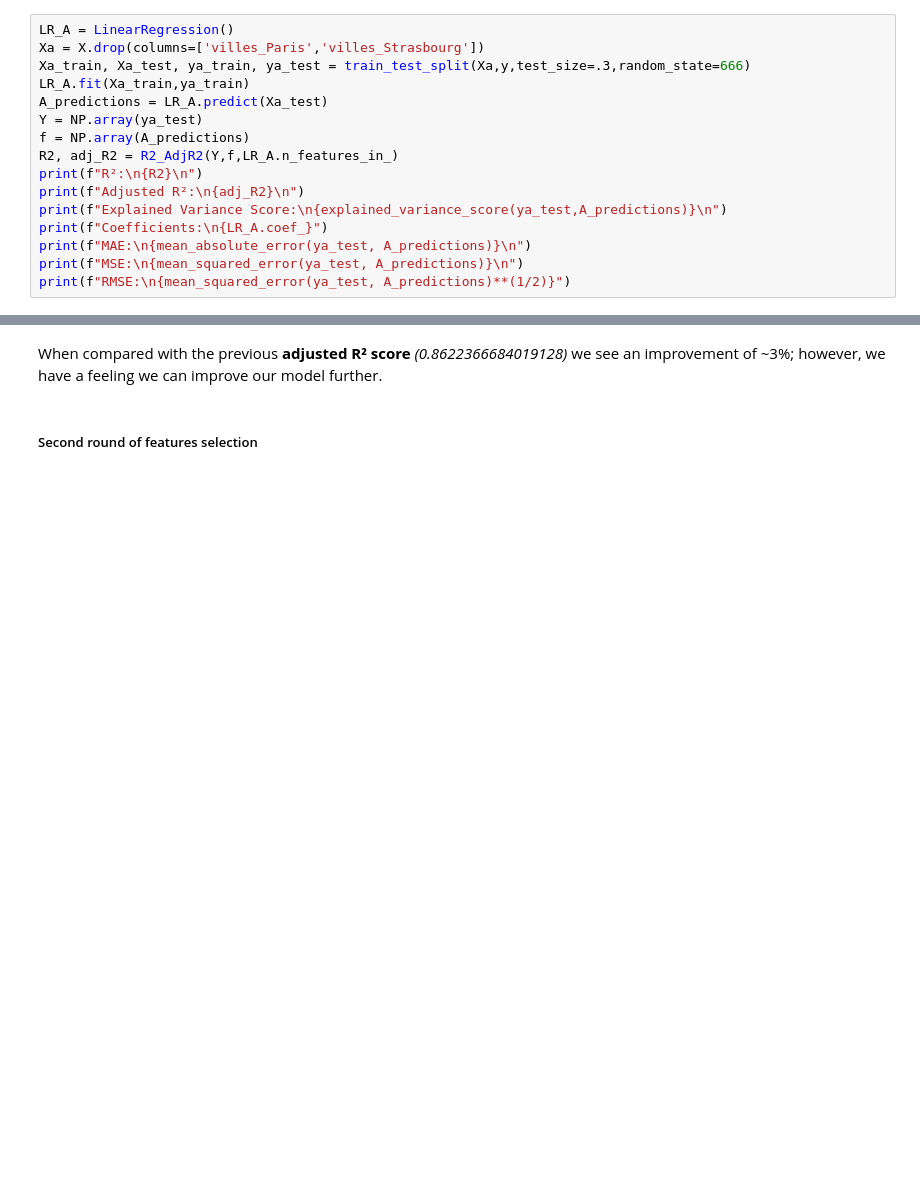
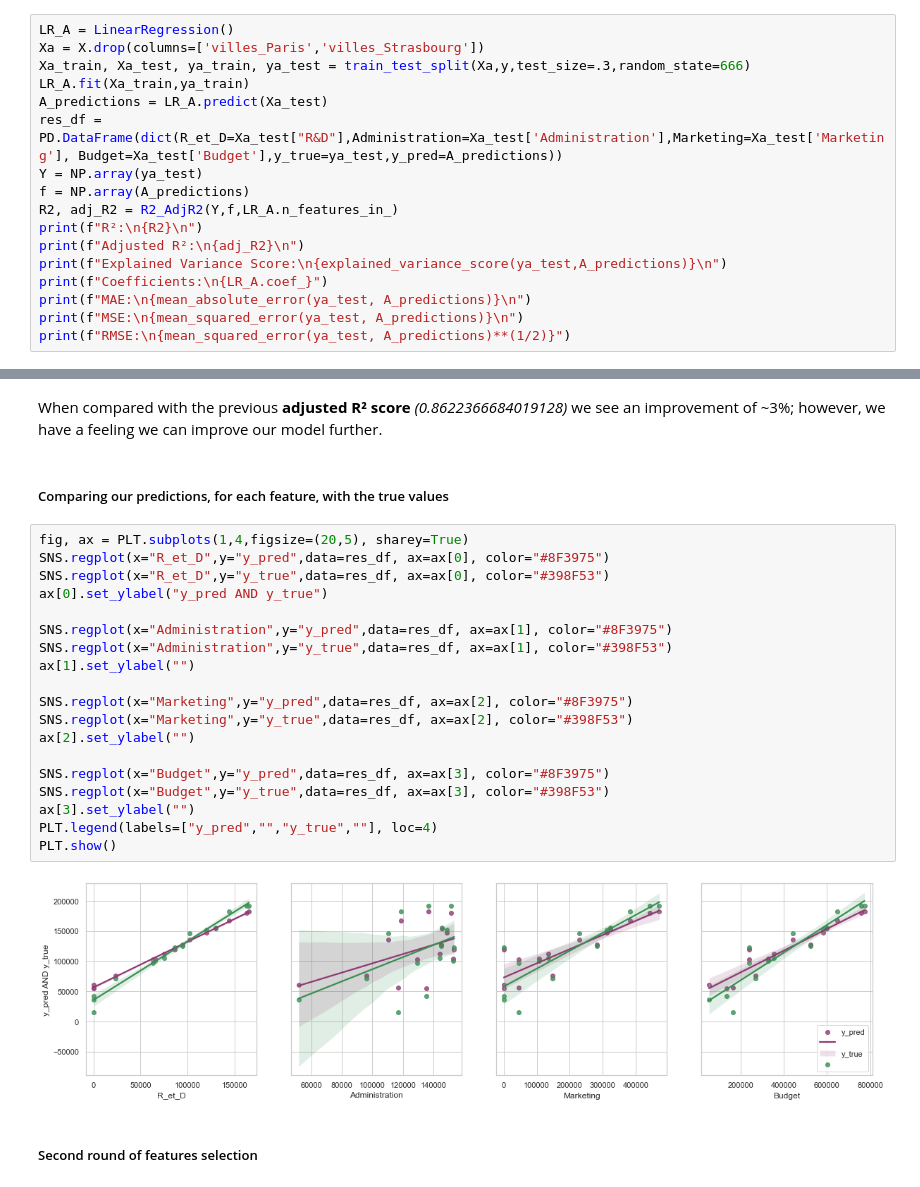
Before and after one commit to LeBonThib/SIMPLON_BPI_EDA, a Jupyter notebook: Linear_Regression.ipynb, the cells around one changed output, grey strips where cells are left out. Saved outputs shown, nothing was run; the diff lists cells and outputs as text; blank space fills up the shorter version.

```diff
--- a/Linear_Regression.ipynb
+++ b/Linear_Regression.ipynb
@@ -217,6 +336,7 @@ Xa = X.drop(columns=['villes_Paris','villes_Strasbourg'])
 Xa_train, Xa_test, ya_train, ya_test = train_test_split(Xa,y,test_size=.3,random_state=666)
 LR_A.fit(Xa_train,ya_train)
 A_predictions = LR_A.predict(Xa_test)
+res_df = PD.DataFrame(dict(R_et_D=Xa_test["R&D"],Administration=Xa_test['Administration'],Marketing=Xa_test['Marketing'], Budget=Xa_test['Budget'],y_true=ya_test,y_pred=A_predictions))
 Y = NP.array(ya_test)
 f = NP.array(A_predictions)
 R2, adj_R2 = R2_AdjR2(Y,f,LR_A.n_features_in_)
@@ -230,5 +370,28 @@ print(f"RMSE:\n{mean_squared_error(ya_test, A_predictions)**(1/2)}")
 # %% [markdown]
 When compared with the previous **adjusted R² score** *(0.8622366684019128)* we see an improvement of ~3%; however, we have a feeling we can improve our model further.
+# %% [markdown]
+##### Comparing our predictions, for each feature, with the true values
+# %%
+fig, ax = PLT.subplots(1,4,figsize=(20,5), sharey=True)
+SNS.regplot(x="R_et_D",y="y_pred",data=res_df, ax=ax[0], color="#8F3975")
+SNS.regplot(x="R_et_D",y="y_true",data=res_df, ax=ax[0], color="#398F53")
+ax[0].set_ylabel("y_pred AND y_true")
+
+SNS.regplot(x="Administration",y="y_pred",data=res_df, ax=ax[1], color="#8F3975")
+SNS.regplot(x="Administration",y="y_true",data=res_df, ax=ax[1], color="#398F53")
+ax[1].set_ylabel("")
+
+SNS.regplot(x="Marketing",y="y_pred",data=res_df, ax=ax[2], color="#8F3975")
+SNS.regplot(x="Marketing",y="y_true",data=res_df, ax=ax[2], color="#398F53")
+ax[2].set_ylabel("")
+
+SNS.regplot(x="Budget",y="y_pred",data=res_df, ax=ax[3], color="#8F3975")
+SNS.regplot(x="Budget",y="y_true",data=res_df, ax=ax[3], color="#398F53")
+ax[3].set_ylabel("")
+PLT.legend(labels=["y_pred","","y_true",""], loc=4)
+PLT.show()
+# %% [output]
+[figure, added]
 # %% [markdown]
 ##### Second round of features selection
 # %%
```
Also changed, not shown: parts of 31 cells of this notebook.
